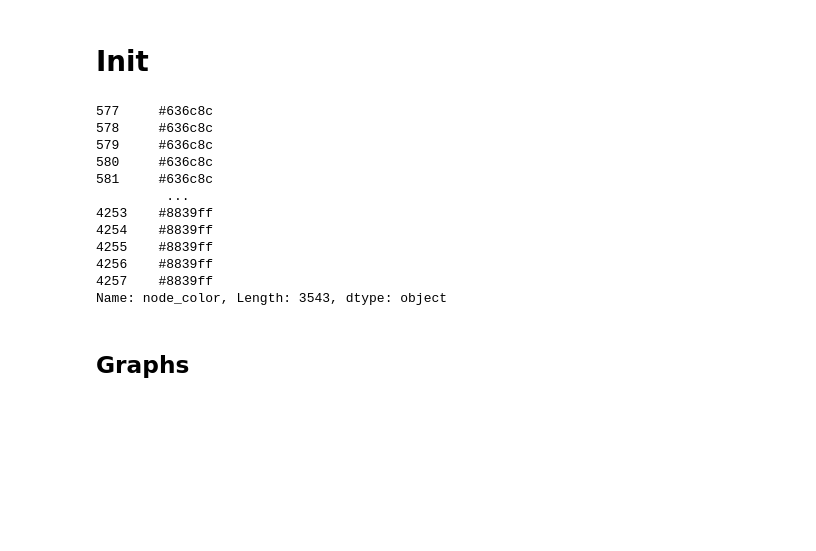
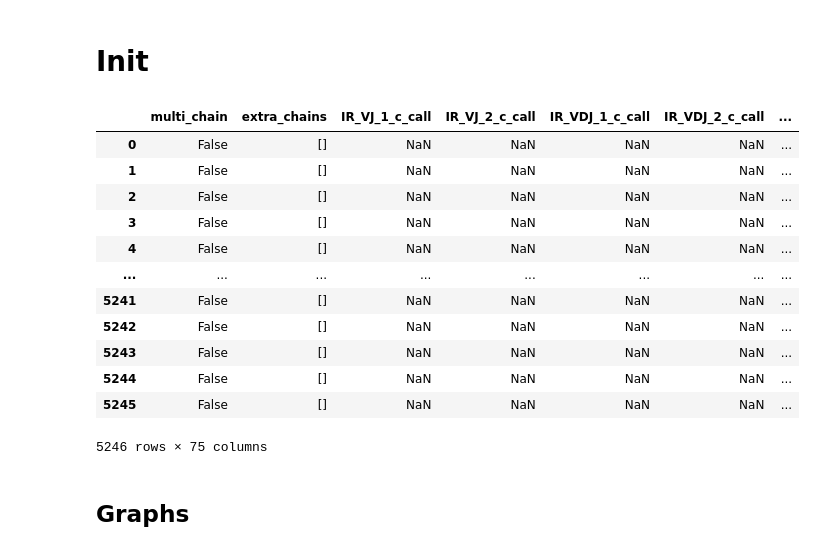
Before and after one commit to michael-swift/tsp-immune-analysis, a Jupyter notebook: notebooks/clonality/clonal_graphs.ipynb, the cells around one changed output. Cells and saved outputs as stored; diff of their text form; code cells hidden in the pictures; blank space fills up the shorter version.

```diff
--- a/notebooks/clonality/clonal_graphs.ipynb
+++ b/notebooks/clonality/clonal_graphs.ipynb
@@ -277,21 +277,24 @@ def plot_colortable(colors, title, sort_colors=True, emptycols=0):
 # %%
 df = pd.read_table('../../data/merged_airr_scirpy.tsv')
 df = df[df.receptor_type == 'TCR']
+# %%
+df = pd.read_table('../../data/merged_airr_scirpy.tsv')
 # %%
-df['node_color']
+df
 # %% [output]
+|  | multi_chain | extra_chains | IR_VJ_1_c_call | IR_VJ_2_c_call | IR_VDJ_1_c_call | IR_VDJ_2_c_call | ... |
+| 0 | False | [] | NaN | NaN | NaN | NaN | ... |
+| 1 | False | [] | NaN | NaN | NaN | NaN | ... |
+| 2 | False | [] | NaN | NaN | NaN | NaN | ... |
+| 3 | False | [] | NaN | NaN | NaN | NaN | ... |
+| 4 | False | [] | NaN | NaN | NaN | NaN | ... |
+| ... | ... | ... | ... | ... | ... | ... | ... |
+| 5241 | False | [] | NaN | NaN | NaN | NaN | ... |
+| 5242 | False | [] | NaN | NaN | NaN | NaN | ... |
+| 5243 | False | [] | NaN | NaN | NaN | NaN | ... |
+| 5244 | False | [] | NaN | NaN | NaN | NaN | ... |
+| 5245 | False | [] | NaN | NaN | NaN | NaN | ... |
-577     #636c8c
-578     #636c8c
-579     #636c8c
-580     #636c8c
-581     #636c8c
-         ...
-4253    #8839ff
-4254    #8839ff
-4255    #8839ff
-4256    #8839ff
-4257    #8839ff
-Name: node_color, Length: 3543, dtype: object
+5246 rows × 75 columns
 # %% [markdown]
 ## Graphs
 # %%
```
Also changed, not shown: parts of 1 cell of this notebook, 10 other files.
